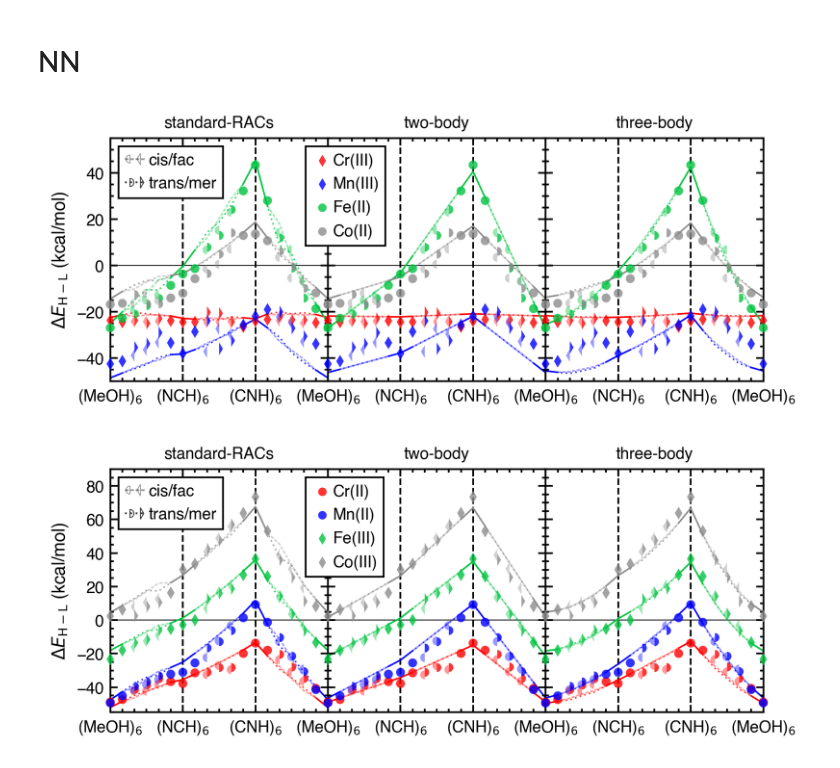
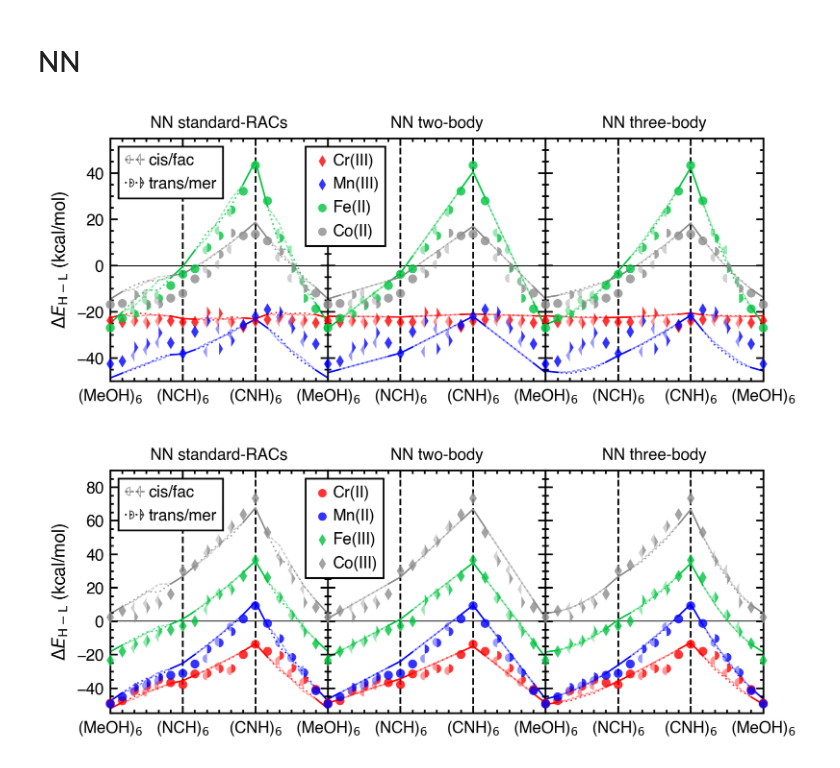
Before and after one commit to hjkgrp/many_body_ml, a Jupyter notebook: scripts_and_notebooks/plotting/interpolation_plot_sse_horizontal.ipynb, the cells around one changed output. Cells and saved outputs as stored; diff of their text form; code cells hidden in the pictures.

```diff
--- a/scripts_and_notebooks/plotting/interpolation_plot_sse_horizontal.ipynb
+++ b/scripts_and_notebooks/plotting/interpolation_plot_sse_horizontal.ipynb
@@ -205,7 +205,8 @@ plot_kwargs = {"linewidth": 0.9, "zorder": 0.5}
 
 
 def base_plot(
-    cores_to_plot, experiments, target=TargetProperty.SSE, lowerlim=-50, upperlim=85
+    cores_to_plot, experiments, model_prefix="",
+    target=TargetProperty.SSE, lowerlim=-50, upperlim=85
 ):
     key = target.full_name()
 
@@ -225,7 +226,9 @@ def base_plot(
     )
 
     # Set all the ticks/labels/annotations of the plot
-    for ax, label in zip(axes, ["standard-RACs", "two-body", "three-body"]):
+    for ax, label in zip(axes, [f"{model_prefix}standard-RACs",
+                                f"{model_prefix}two-body",
+                                f"{model_prefix}three-body"]):
         ax.axvline(6, color="k", linestyle="--", zorder=0.0)
         ax.axvline(12, color="k", linestyle="--", zorder=0.0)
         ax.axhline(0, color="k", linewidth=0.5, zorder=0.0)
@@ -382,15 +388,17 @@ fig.savefig("plots/interpolation_plot_sse_horizontal_krr_3.pdf")
 # NN
 # %%
 fig, _ = four_metal_plot(
-    ["cr3", "mn3", "fe2", "co2"], nn_experiments, lowerlim=-50, upperlim=55
+    ["cr3", "mn3", "fe2", "co2"], nn_experiments, model_prefix="NN ",
+    lowerlim=-50, upperlim=55
 )
 fig.savefig("plots/interpolation_plot_sse_horizontal_nn_1.pdf")
 # %% [output]
-[figure, old version]
+[figure, new version]
 # %%
 fig, _ = four_metal_plot(
-    ["cr2", "mn2", "fe3", "co3"], nn_experiments, lowerlim=-55, upperlim=90
+    ["cr2", "mn2", "fe3", "co3"], nn_experiments, model_prefix="NN ",
+    lowerlim=-55, upperlim=90
 )
 fig.savefig("plots/interpolation_plot_sse_horizontal_nn_2.pdf")
 # %% [output]
-[figure, old version]
+[figure, new version]
```
Also changed, not shown: parts of 5 cells of this notebook, 5 other files.
